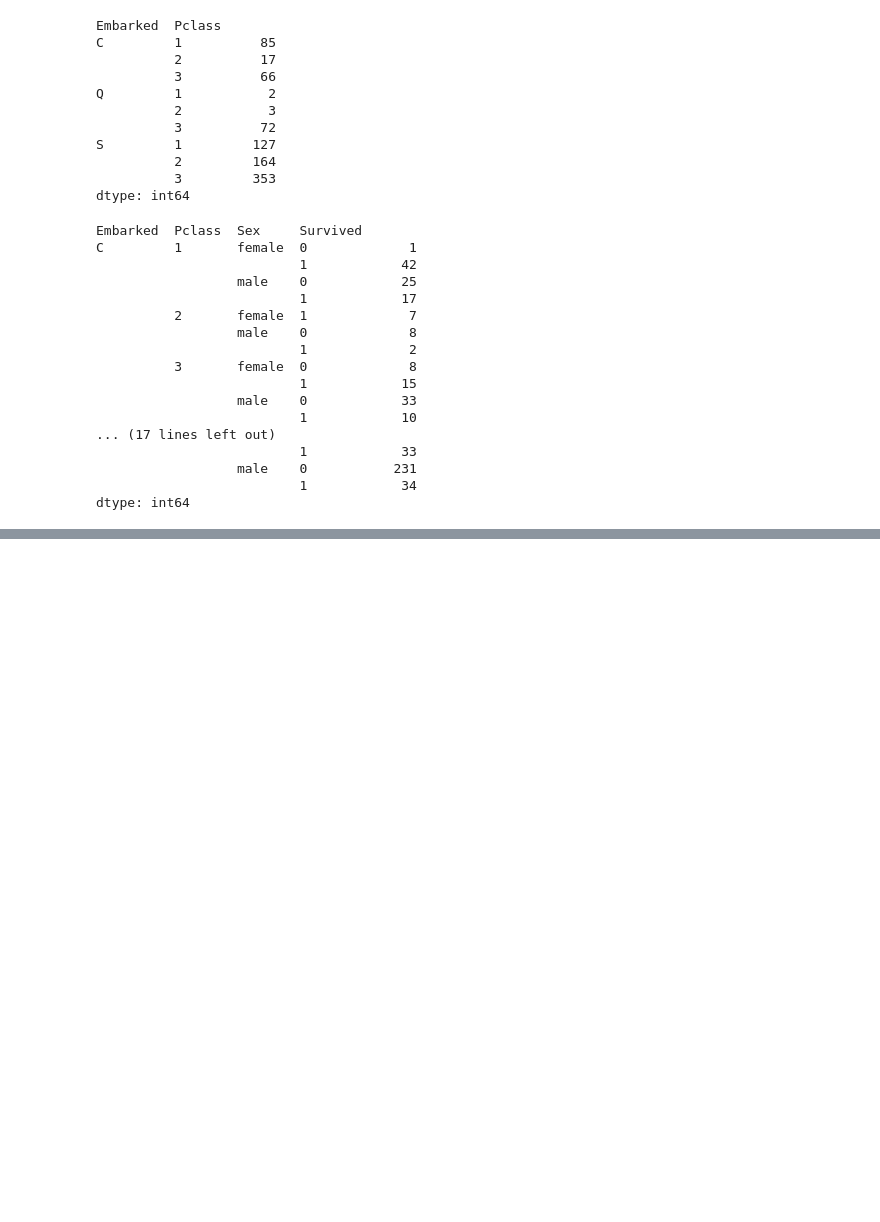
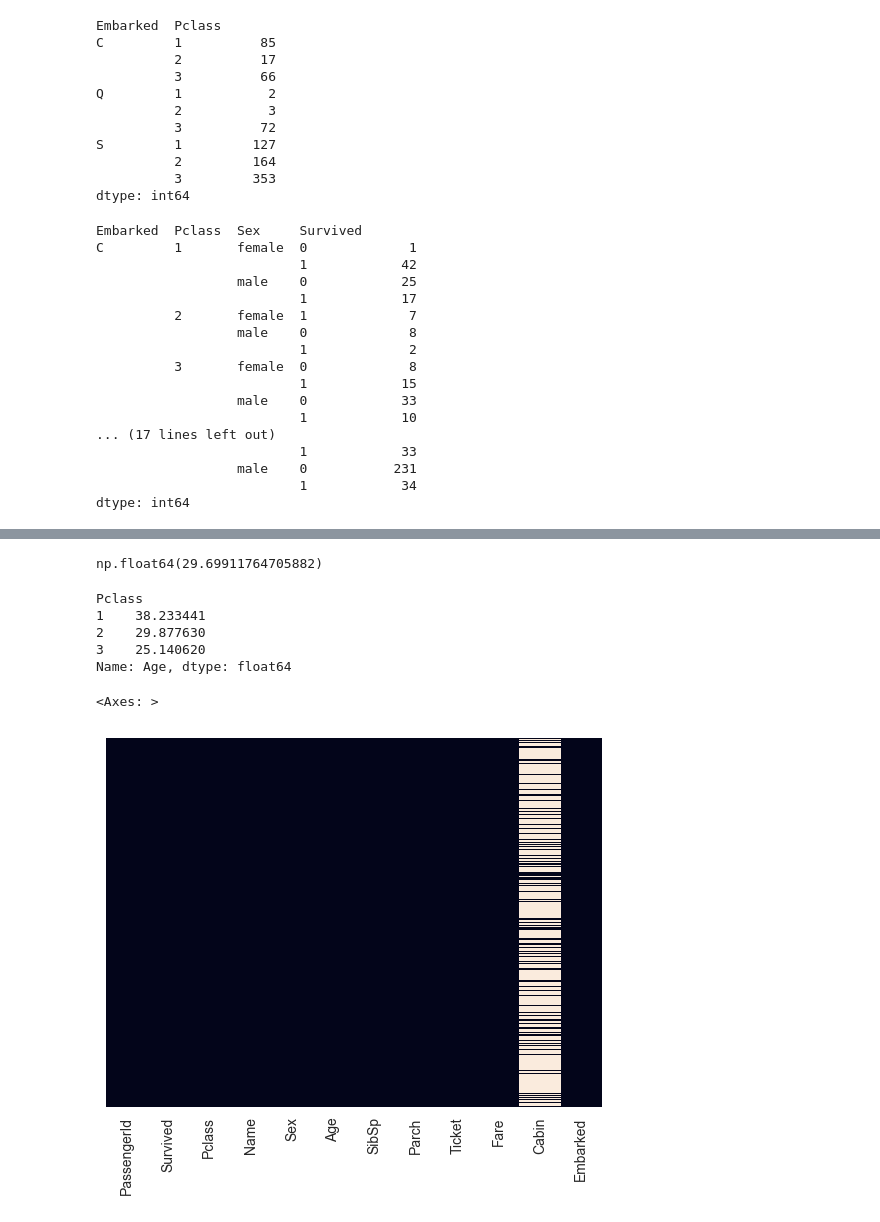
Before and after one commit to abhisheksinha27x/Data-Analysis-Projects, a Jupyter notebook: titanic/main.ipynb, the cells around one changed output, grey strips where cells are left out. Saved outputs shown, nothing was run; the diff lists cells and outputs as text; code cells hidden in the pictures; blank space fills up the shorter version.

```diff
--- a/titanic/main.ipynb
+++ b/titanic/main.ipynb
@@ -249,0 +271,44 @@ dtype: int64
+# %%
+titanic_df['Age'].mean()
+
+# but substituting this mean age at the missing place will not be worthy
+# instead we can do this with respect to the passenger class
+# %% [output]
+np.float64(29.69911764705882)
+# %%
+titanic_df.groupby(by='Pclass')['Age'].mean()
+
+# every class have different mean values of the passengers age
+# from the results we can clearly say that -
+    # the younger people had booked the lower class ( third class and second class )
+    # the middle age people had booked the upper class ( first class )
+# %% [output]
+Pclass
+1    38.233441
+2    29.877630
+3    25.140620
+Name: Age, dtype: float64
+# %%
+#
+def filling_age(x):
+    Pclass = x.iloc[0]
+    Age = x.iloc[1]
+
+    if pd.isnull(Age):
+        if Pclass == 1:
+            return 38
+        elif Pclass == 2:
+            return 29
+        else:
+            return 25
+    else:
+        return(Age)
+
+df2 = titanic_df
+df2['Age'] = titanic_df[['Pclass', 'Age']].apply(filling_age, axis=1)
+# %%
+sns.heatmap(df2.isnull(), yticklabels=False, cbar=False)
+# now the missing values in Age column are gone
+# %% [output]
+<Axes: >
+[figure, added]
```
Also changed, not shown: parts of 21 cells of this notebook.
